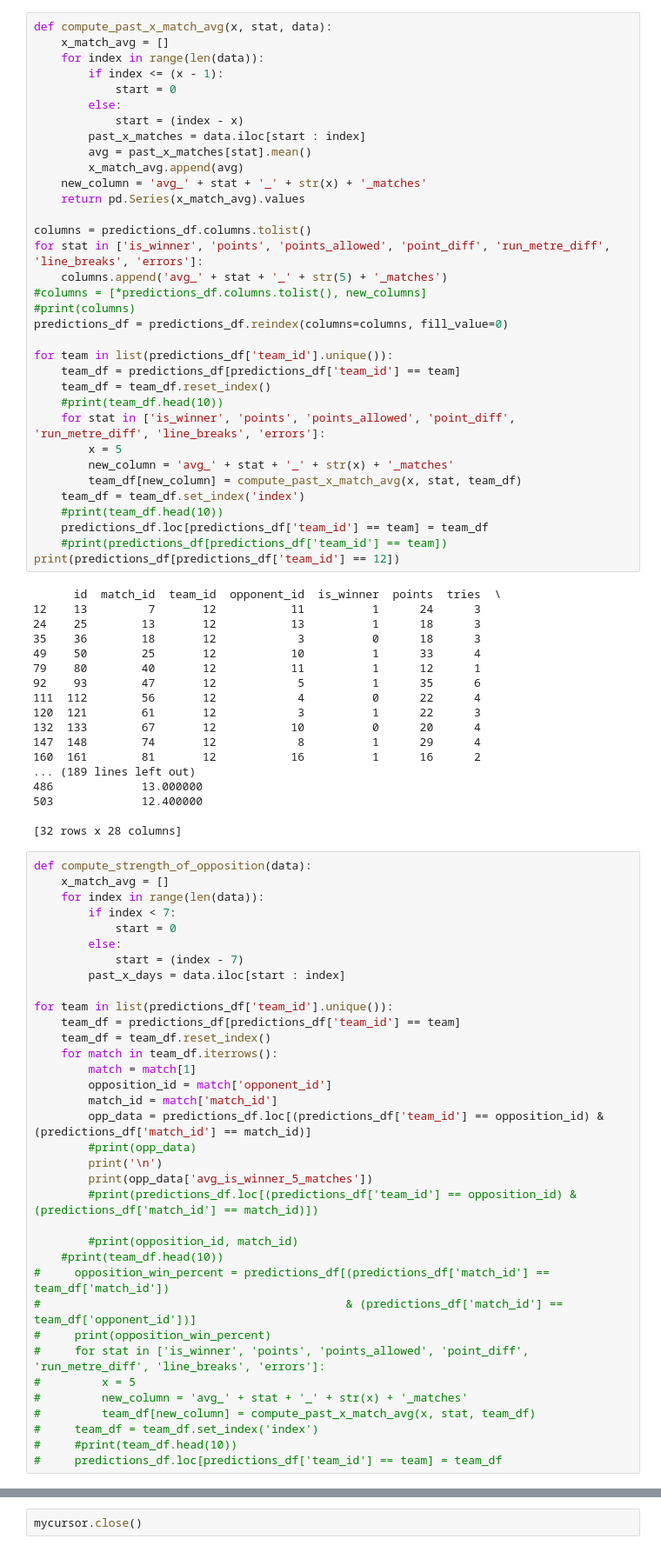
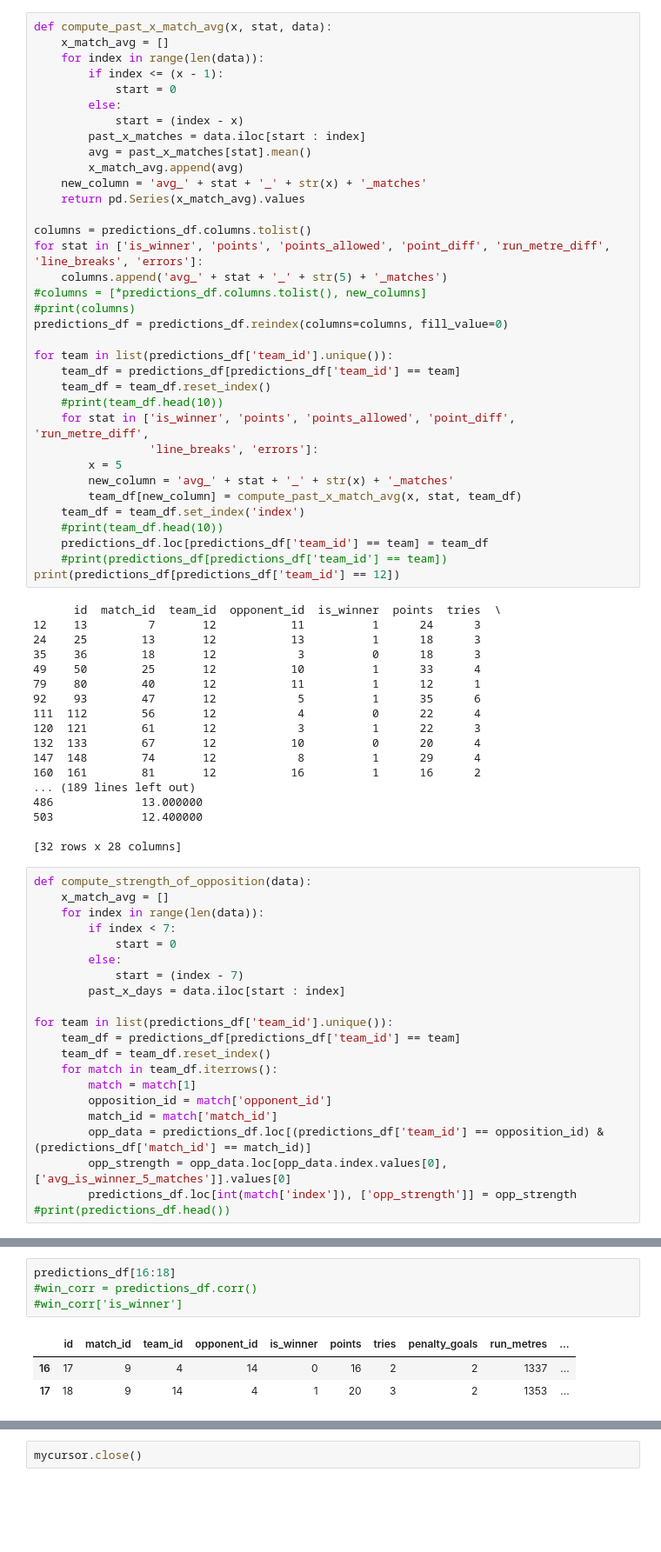
Before and after one commit to njpowers7915/NRL-match-data, a Jupyter notebook: predictions/predictions_notebook.ipynb, the cells around one changed output, grey strips where cells are left out. Shown at 87% size. Drawn from its saved outputs; the diff is of its cells as text; blank space fills up the shorter version.

Commit message:
need to update columns

```diff
--- a/predictions/predictions_notebook.ipynb
+++ b/predictions/predictions_notebook.ipynb
@@ -197,7 +198,8 @@ for team in list(predictions_df['team_id'].unique()):
     team_df = predictions_df[predictions_df['team_id'] == team]
     team_df = team_df.reset_index()
     #print(team_df.head(10))
-    for stat in ['is_winner', 'points', 'points_allowed', 'point_diff', 'run_metre_diff', 'line_breaks', 'errors']:
+    for stat in ['is_winner', 'points', 'points_allowed', 'point_diff', 'run_metre_diff',
+                 'line_breaks', 'errors']:
         x = 5
         new_column = 'avg_' + stat + '_' + str(x) + '_matches'
         team_df[new_column] = compute_past_x_match_avg(x, stat, team_df)
@@ -242,20 +244,6 @@ for team in list(predictions_df['team_id'].unique()):
         opposition_id = match['opponent_id']
         match_id = match['match_id']
         opp_data = predictions_df.loc[(predictions_df['team_id'] == opposition_id) & (predictions_df['match_id'] == match_id)]
-        #print(opp_data)
-        print('\n')
-        print(opp_data['avg_is_winner_5_matches'])
-        #print(predictions_df.loc[(predictions_df['team_id'] == opposition_id) & (predictions_df['match_id'] == match_id)])
-
-        #print(opposition_id, match_id)
-    #print(team_df.head(10))
-#     opposition_win_percent = predictions_df[(predictions_df['match_id'] == team_df['match_id'])
-#                                             & (predictions_df['match_id'] == team_df['opponent_id'])]
-#     print(opposition_win_percent)
-#     for stat in ['is_winner', 'points', 'points_allowed', 'point_diff', 'run_metre_diff', 'line_breaks', 'errors']:
-#         x = 5
-#         new_column = 'avg_' + stat + '_' + str(x) + '_matches'
-#         team_df[new_column] = compute_past_x_match_avg(x, stat, team_df)
-#     team_df = team_df.set_index('index')
-#     #print(team_df.head(10))
-#     predictions_df.loc[predictions_df['team_id'] == team] = team_df
+        opp_strength = opp_data.loc[opp_data.index.values[0], ['avg_is_winner_5_matches']].values[0]
+        predictions_df.loc[int(match['index']), ['opp_strength']] = opp_strength
+#print(predictions_df.head())
@@ -279,0 +250,8 @@ Name: avg_is_winner_5_matches, dtype: float64
+# %%
+predictions_df[16:18]
+#win_corr = predictions_df.corr()
+#win_corr['is_winner']
+# %% [output]
+|  | id | match_id | team_id | opponent_id | is_winner | points | tries | penalty_goals | run_metres | ... |
+| 16 | 17 | 9 | 4 | 14 | 0 | 16 | 2 | 2 | 1337 | ... |
+| 17 | 18 | 9 | 14 | 4 | 1 | 20 | 3 | 2 | 1353 | ... |
```
Also changed, not shown: parts of 3 cells of this notebook.
